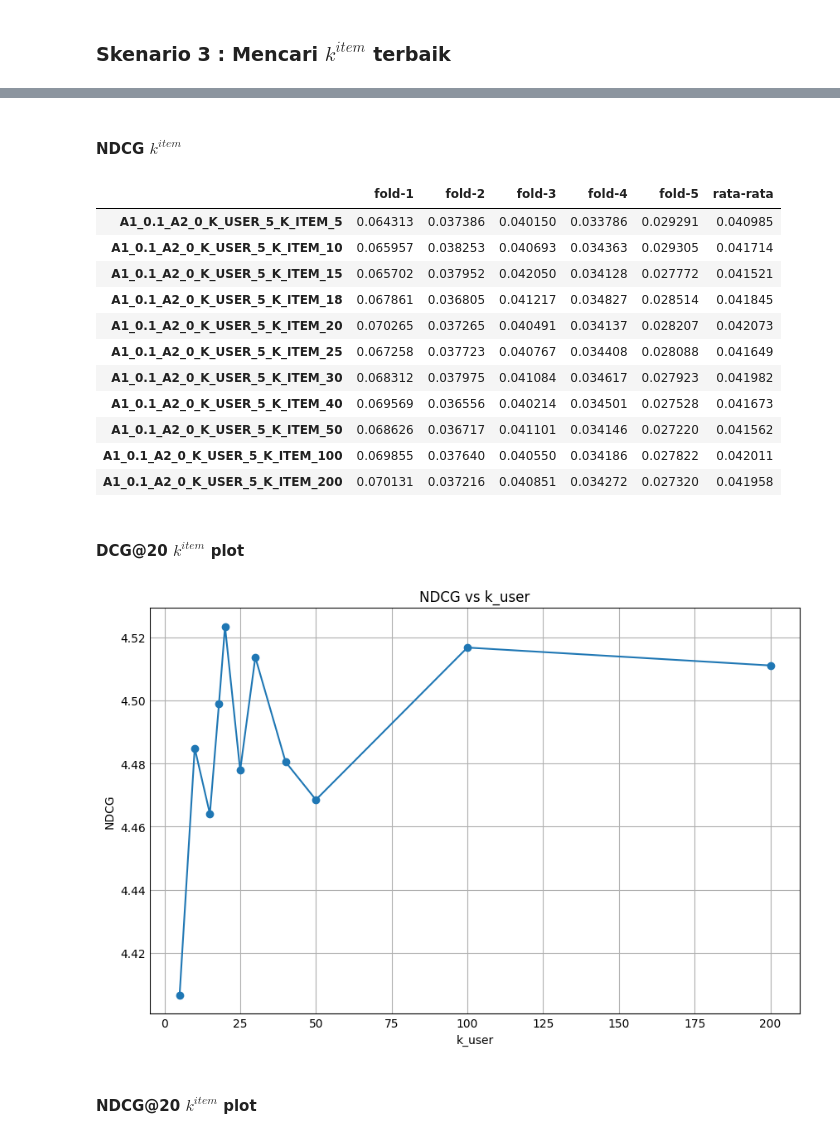
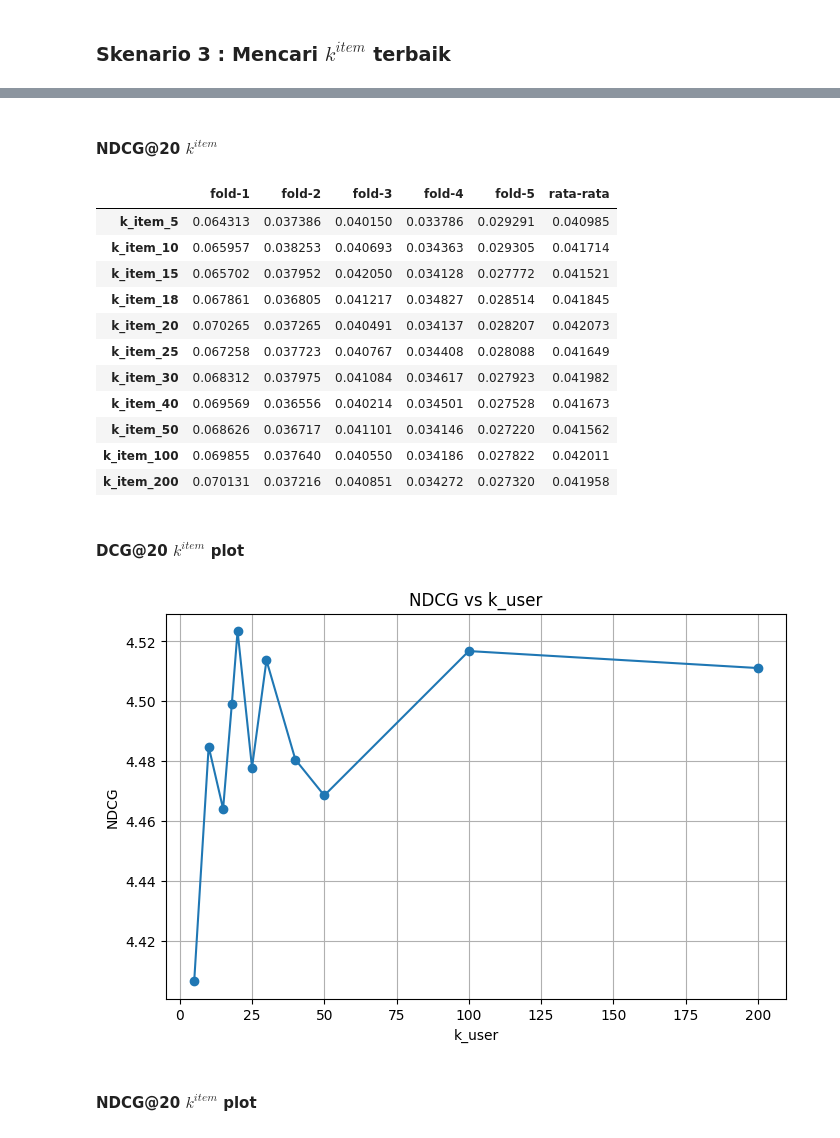
Before and after one commit to DimasDliyaurR/Hybrid-Collaborative-Filtering-HCF, a Jupyter notebook: main.ipynb, the cells around one changed output, grey strips where cells are left out. Cells and saved outputs as stored; diff of their text form; code cells hidden in the pictures.

Commit message:
[ADD] Skenario, DC

```diff
--- a/main.ipynb
+++ b/main.ipynb
@@ -148,18 +102,3 @@ Jumlah rating =  20000
 _____________________________________________
 # %% [markdown]
 # Tversky Index
-# %%
-import DistanceBased.similarities as S
-from tqdm.contrib.itertools import product
-
-opsional = ["user-based","item-based"]
-alpha_1 = [0.1,0.2]
-alpha_2 = [0.5]
-
-top_k = [5,10,15,18,20,25,30,40,50,100,200]
-
-for opsional_index,i,j,k in product(opsional,alpha_1,alpha_2,top_k) :
-    # print(f"alpha_1 = {i} & alpha_2 = {j}")
-    S.TI("data/ml-100k",k=k,opsional=opsional_index,alpha_1=i,alpha_2=j)
-
-# ti = S.TI("data/ml-100k",k=5,opsional="user-based",alpha_1=0.2,alpha_2=0.5)
@@ -470,10 +691,10 @@ idcg = np.array([sum(np.array([sum(1/np.log2(np.arange(2,n+2))) for n in range(1
 k_item = [5,10,15,18,20,25,30,40,50,100,200]
 
 
-ti_mean_dcg_k_item_fold = []
-ti_mean_ndcg_k_item_fold = []
-ti_mean_dcg_k_item = []
-ti_mean_ndcg_k_item = []
+mean_dcg_k_item_fold = []
+mean_ndcg_k_item_fold = []
+mean_dcg_k_item = []
+mean_ndcg_k_item = []
 
 for k_item_index in k_item :
 
@@ -488,8 +709,8 @@ for k_item_index in k_item :
     mean_dcg_per_fold += [sum(mean_dcg_per_fold)/len(skenario_kedua_k_user)]
     mean_ndcg_per_fold += [sum(mean_ndcg_per_fold)/len(skenario_kedua_k_user)]
 
-    ti_mean_dcg_k_item_fold += [mean_dcg_per_fold]
-    ti_mean_ndcg_k_item_fold += [mean_ndcg_per_fold]
-    ti_mean_dcg_k_item += [[k_item_index,30,sum(mean_dcg_per_fold)/len(skenario_kedua_k_user)]]
-    ti_mean_ndcg_k_item += [[k_item_index,30,sum(mean_ndcg_per_fold)/len(skenario_kedua_k_user)]]
+    mean_dcg_k_item_fold += [mean_dcg_per_fold]
+    mean_ndcg_k_item_fold += [mean_ndcg_per_fold]
+    mean_dcg_k_item += [[k_item_index,30,sum(mean_dcg_per_fold)/len(skenario_kedua_k_user)]]
+    mean_ndcg_k_item += [[k_item_index,30,sum(mean_ndcg_per_fold)/len(skenario_kedua_k_user)]]
 # %% [markdown]
@@ -516,42 +737,42 @@ pd.DataFrame(ti_mean_dcg_k_item_fold,index=[ f"A1_{str(0.1)}_A2_{str(0)}_K_USER_
 # %% [markdown]
-#### NDCG $k^{item}$
+#### NDCG@20 $k^{item}$
 # %%
 import pandas as pd
 
 k_item = [5,10,15,18,20,25,30,40,50,100,200]
 
-pd.DataFrame(ti_mean_ndcg_k_item_fold,index=[ f"A1_{str(0.1)}_A2_{str(0)}_K_USER_{str(5)}_K_ITEM_{str(i)}" for i in k_item],columns=[f"fold-{i}" if i != 6 else "rata-rata" for i in range(1,7)])
+pd.DataFrame(mean_ndcg_k_item_fold,index=[ f"k_item_{str(i)}" for i in k_item],columns=[f"fold-{i}" if i != 6 else "rata-rata" for i in range(1,7)])
 # %% [output]
 |  | fold-1 | fold-2 | fold-3 | fold-4 | fold-5 | rata-rata |
-| A1_0.1_A2_0_K_USER_5_K_ITEM_5 | 0.064313 | 0.037386 | 0.040150 | 0.033786 | 0.029291 | 0.040985 |
-| A1_0.1_A2_0_K_USER_5_K_ITEM_10 | 0.065957 | 0.038253 | 0.040693 | 0.034363 | 0.029305 | 0.041714 |
-| A1_0.1_A2_0_K_USER_5_K_ITEM_15 | 0.065702 | 0.037952 | 0.042050 | 0.034128 | 0.027772 | 0.041521 |
-| A1_0.1_A2_0_K_USER_5_K_ITEM_18 | 0.067861 | 0.036805 | 0.041217 | 0.034827 | 0.028514 | 0.041845 |
-| A1_0.1_A2_0_K_USER_5_K_ITEM_20 | 0.070265 | 0.037265 | 0.040491 | 0.034137 | 0.028207 | 0.042073 |
-| A1_0.1_A2_0_K_USER_5_K_ITEM_25 | 0.067258 | 0.037723 | 0.040767 | 0.034408 | 0.028088 | 0.041649 |
-| A1_0.1_A2_0_K_USER_5_K_ITEM_30 | 0.068312 | 0.037975 | 0.041084 | 0.034617 | 0.027923 | 0.041982 |
-| A1_0.1_A2_0_K_USER_5_K_ITEM_40 | 0.069569 | 0.036556 | 0.040214 | 0.034501 | 0.027528 | 0.041673 |
-| A1_0.1_A2_0_K_USER_5_K_ITEM_50 | 0.068626 | 0.036717 | 0.041101 | 0.034146 | 0.027220 | 0.041562 |
-| A1_0.1_A2_0_K_USER_5_K_ITEM_100 | 0.069855 | 0.037640 | 0.040550 | 0.034186 | 0.027822 | 0.042011 |
-| A1_0.1_A2_0_K_USER_5_K_ITEM_200 | 0.070131 | 0.037216 | 0.040851 | 0.034272 | 0.027320 | 0.041958 |
+| k_item_5 | 0.064313 | 0.037386 | 0.040150 | 0.033786 | 0.029291 | 0.040985 |
+| k_item_10 | 0.065957 | 0.038253 | 0.040693 | 0.034363 | 0.029305 | 0.041714 |
+| k_item_15 | 0.065702 | 0.037952 | 0.042050 | 0.034128 | 0.027772 | 0.041521 |
+| k_item_18 | 0.067861 | 0.036805 | 0.041217 | 0.034827 | 0.028514 | 0.041845 |
+| k_item_20 | 0.070265 | 0.037265 | 0.040491 | 0.034137 | 0.028207 | 0.042073 |
+| k_item_25 | 0.067258 | 0.037723 | 0.040767 | 0.034408 | 0.028088 | 0.041649 |
+| k_item_30 | 0.068312 | 0.037975 | 0.041084 | 0.034617 | 0.027923 | 0.041982 |
+| k_item_40 | 0.069569 | 0.036556 | 0.040214 | 0.034501 | 0.027528 | 0.041673 |
+| k_item_50 | 0.068626 | 0.036717 | 0.041101 | 0.034146 | 0.027220 | 0.041562 |
+| k_item_100 | 0.069855 | 0.037640 | 0.040550 | 0.034186 | 0.027822 | 0.042011 |
+| k_item_200 | 0.070131 | 0.037216 | 0.040851 | 0.034272 | 0.027320 | 0.041958 |
 # %% [markdown]
 #### DCG@20 $k^{item}$ plot
 # %%
 import pandas as pd
 
-df = pd.DataFrame(ti_mean_dcg_k_item, index=[i for i in range(1, len(mean_ndcg) + 1)], columns=["k_user", "k_item", "NDCG"])
+df = pd.DataFrame(mean_dcg_k_item, index=[i for i in range(1, len(mean_dcg_k_item) + 1)], columns=["k_user", "k_item", "NDCG"])
 
 import matplotlib.pyplot as plt
 
 plt.figure(figsize=(8, 5))
 plt.plot([5,10,15,18,20,25,30,40,50,100,200], df["NDCG"], marker='o')
 plt.xlabel("k_user")
 plt.ylabel("NDCG")
 plt.title("NDCG vs k_user")
 plt.grid(True)
 plt.show()
 # %% [output]
-[figure, old version]
+[figure, new version]
 # %% [markdown]
 #### NDCG@20 $k^{item}$ plot
 # %%
```
Also changed, not shown: parts of 64 cells of this notebook, 4 other files.
